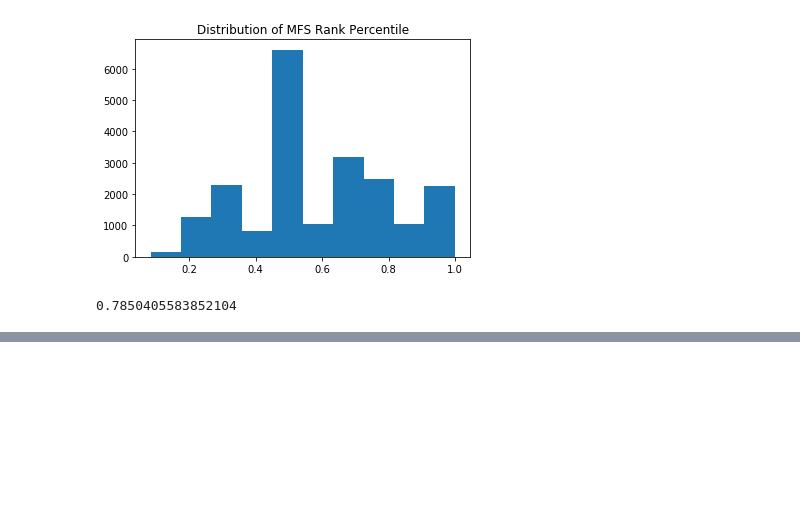
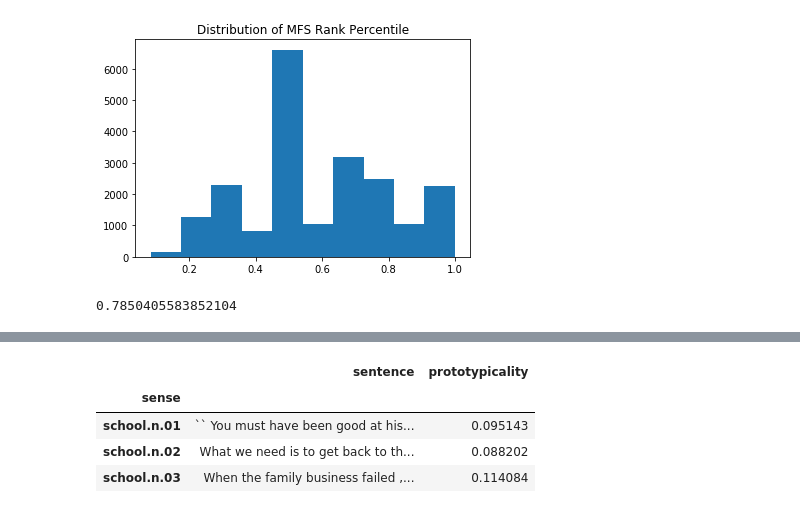
Before and after one commit to sathvikn/bert-wordsense, a Jupyter notebook: codebase/notebooks/prototypicality_eda.ipynb, the cells around one changed output, grey strips where cells are left out. Drawn from its saved outputs; the diff is of its cells as text; code cells hidden in the pictures; blank space fills up the shorter version.

```diff
--- a/codebase/notebooks/prototypicality_eda.ipynb
+++ b/codebase/notebooks/prototypicality_eda.ipynb
@@ -107,0 +100,8 @@ np.count_nonzero(np.array(mfs_pct_ranks) >= 0.5) / len(mfs_pct_ranks)
+# %%
+type_data[['sense', 'sentence', 'prototypicality']].groupby('sense').agg('max')
+# %% [output]
+|  | sentence | prototypicality |
+| sense |  |  |
+| school.n.01 | `` You must have been good at his... | 0.095143 |
+| school.n.02 | What we need is to get back to th... | 0.088202 |
+| school.n.03 | When the family business failed ,... | 0.114084 |
```
Also changed, not shown: parts of 5 cells of this notebook.
